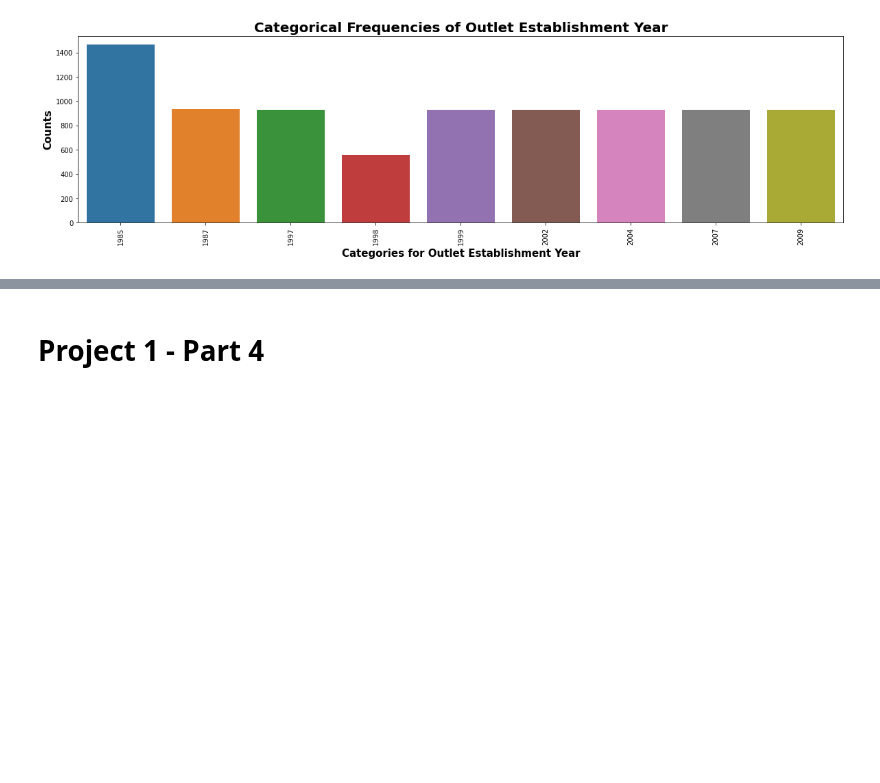
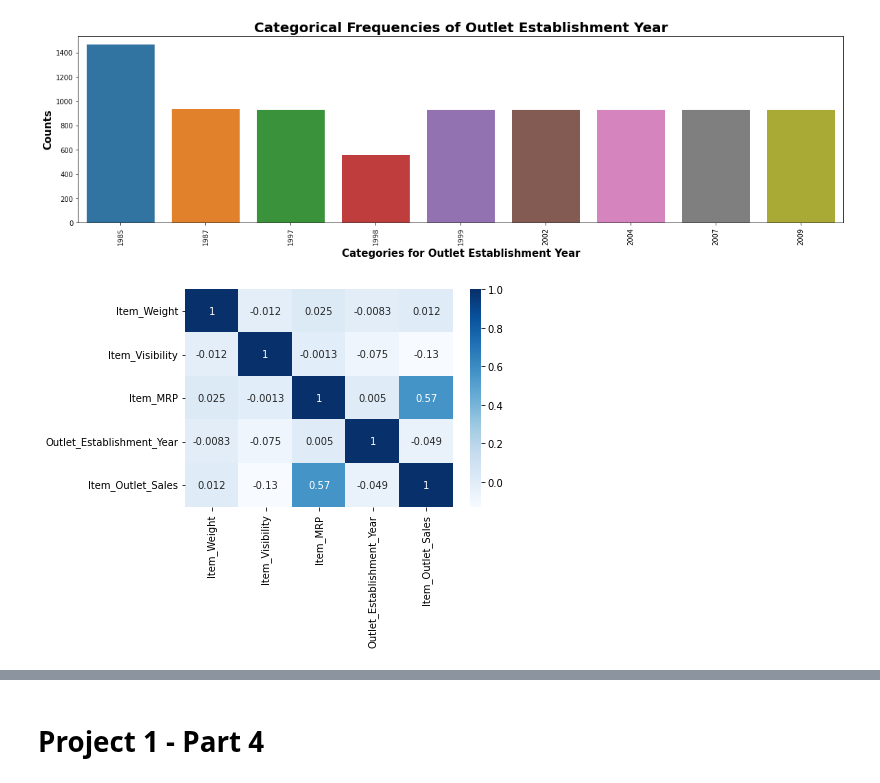
Before and after one commit to pylabview/sales-predicctions, a Jupyter notebook: DS_Sales_Predicctions.ipynb, the cells around one changed output, grey strips where cells are left out. Drawn from its saved outputs; the diff is of its cells as text; code cells hidden in the pictures; blank space fills up the shorter version.

```diff
--- a/DS_Sales_Predicctions.ipynb
+++ b/DS_Sales_Predicctions.ipynb
@@ -520,3 +496,7 @@ print(df['Outlet_Establishment_Year'].value_counts())
 1998     555
 Name: Outlet_Establishment_Year, dtype: int64
 [figure]
+# %%
+sns.heatmap(df.corr(),annot=True,cmap='Blues');
+# %% [output]
+[figure, added]
```
Also changed, not shown: parts of 6 cells of this notebook.
